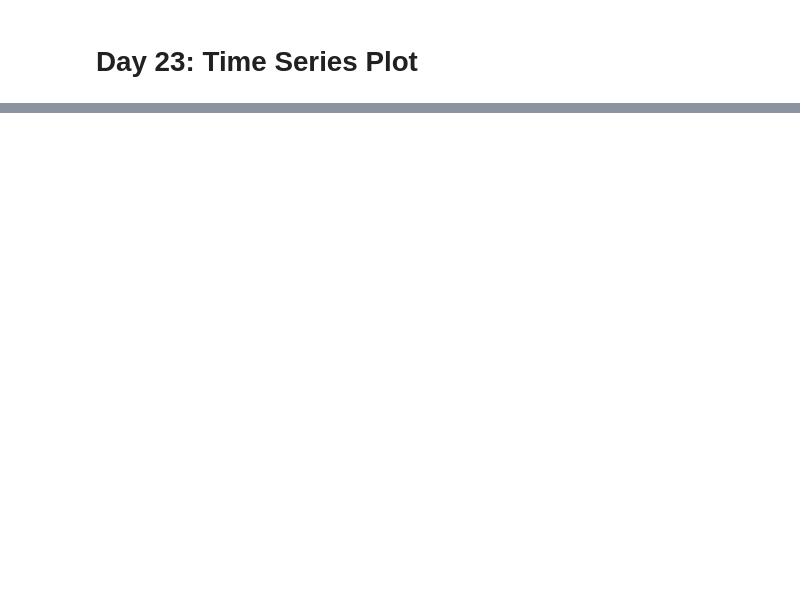
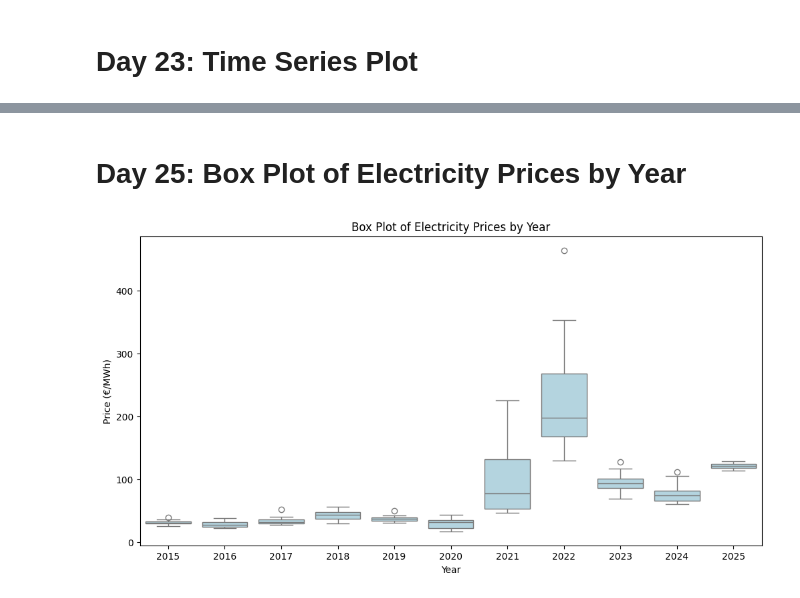
Before and after one commit to hackingbandy/coding_challenge, a Jupyter notebook: main.ipynb, the cells around one changed output, grey strips where cells are left out. Cells and saved outputs as stored; diff of their text form; code cells hidden in the pictures; blank space fills up the shorter version.

```diff
--- a/main.ipynb
+++ b/main.ipynb
@@ -401,0 +416,15 @@ plt.show()
+# %% [markdown]
+# Day 25: Box Plot of Electricity Prices by Year
+# %%
+# Reset the index to work with date as a column
+df_reset = df_electricity_prices.reset_index()
+df_reset['year'] = df_reset['date'].dt.year
+
+plt.figure(figsize=(12, 6))
+sns.boxplot(x='year', y='price', data=df_reset, color='lightblue')
+plt.xlabel("Year")
+plt.ylabel("Price (€/MWh)")
+plt.title("Box Plot of Electricity Prices by Year")
+plt.show()
+# %% [output]
+[figure, added]
```
Also changed, not shown: parts of 5 cells of this notebook.
